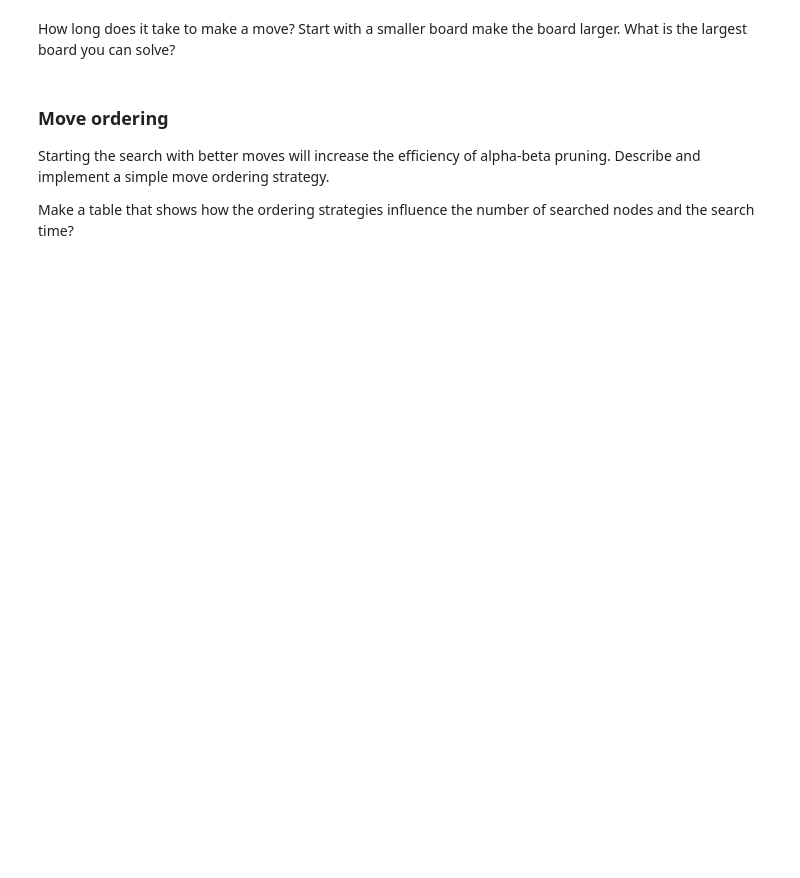
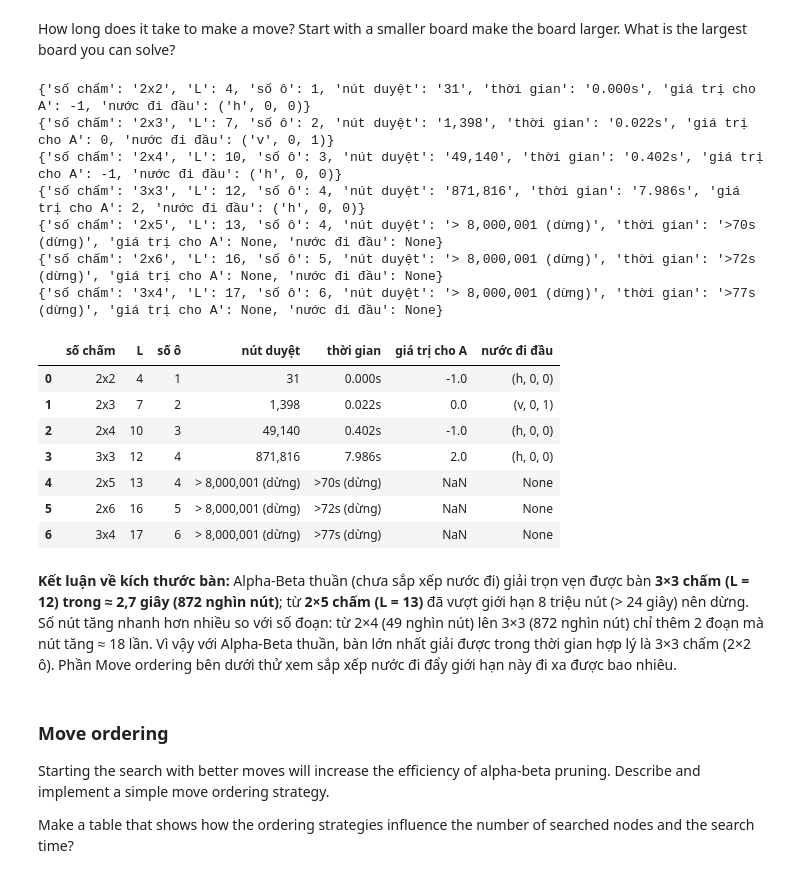
Before and after one commit to ngan23github/Advanced_Artificial_Intelligience_Group, a Jupyter notebook: Lab05/assignment_dots_and_boxes.ipynb, the cells around one changed output. Saved outputs shown, nothing was run; the diff lists cells and outputs as text; code cells hidden in the pictures; blank space fills up the shorter version.

```diff
--- a/Lab05/assignment_dots_and_boxes.ipynb
+++ b/Lab05/assignment_dots_and_boxes.ipynb
@@ -127,0 +354,7 @@ How often does each player win? Is the result expected?
+# %%
+random.seed(2026)
+for size in [(3, 3), (4, 4)]:
+    t0 = time.perf_counter()
+    res, ma, mb = play(random_player, random_player, N=1000, rows=size[0], cols=size[1], return_scores=True)
+    print(f"Bàn {size[0]}x{size[1]} chấm, 1000 ván random vs random:", res,
+          f"| ô TB: A = {ma:.2f}, B = {mb:.2f} | {time.perf_counter()-t0:.1f}s")
@@ -150,3 +520,33 @@ How long does it take to make a move? Start with a smaller board make the board
+# %%
+rows = []
+LIMIT = 8_000_000    # dừng nếu một lần tìm kiếm duyệt quá 8 triệu nút (~ 25-30 giây)
+for size in [(2, 2), (2, 3), (2, 4), (3, 3), (2, 5), (2, 6), (3, 4)]:
+    b = new_board(*size)
+    r = alpha_beta_search(b, 1, order='none', node_limit=LIMIT)
+    rows.append({"số chấm": f"{size[0]}x{size[1]}", "L": num_lines(size), "số ô": num_boxes(size),
+                 "nút duyệt": f"> {r['nodes']:,} (dừng)" if r['aborted'] else f"{r['nodes']:,}",
+                 "thời gian": f">{r['time']:.0f}s (dừng)" if r['aborted'] else f"{r['time']:.3f}s",
+                 "giá trị cho A": r['value'], "nước đi đầu": r['move']})
+    print(rows[-1], flush=True)
+display(pd.DataFrame(rows))
+# %% [output]
+{'số chấm': '2x2', 'L': 4, 'số ô': 1, 'nút duyệt': '31', 'thời gian': '0.000s', 'giá trị cho A': -1, 'nước đi đầu': ('h', 0, 0)}
+{'số chấm': '2x3', 'L': 7, 'số ô': 2, 'nút duyệt': '1,398', 'thời gian': '0.022s', 'giá trị cho A': 0, 'nước đi đầu': ('v', 0, 1)}
+{'số chấm': '2x4', 'L': 10, 'số ô': 3, 'nút duyệt': '49,140', 'thời gian': '0.402s', 'giá trị cho A': -1, 'nước đi đầu': ('h', 0, 0)}
+{'số chấm': '3x3', 'L': 12, 'số ô': 4, 'nút duyệt': '871,816', 'thời gian': '7.986s', 'giá trị cho A': 2, 'nước đi đầu': ('h', 0, 0)}
+{'số chấm': '2x5', 'L': 13, 'số ô': 4, 'nút duyệt': '> 8,000,001 (dừng)', 'thời gian': '>70s (dừng)', 'giá trị cho A': None, 'nước đi đầu': None}
+{'số chấm': '2x6', 'L': 16, 'số ô': 5, 'nút duyệt': '> 8,000,001 (dừng)', 'thời gian': '>72s (dừng)', 'giá trị cho A': None, 'nước đi đầu': None}
+{'số chấm': '3x4', 'L': 17, 'số ô': 6, 'nút duyệt': '> 8,000,001 (dừng)', 'thời gian': '>77s (dừng)', 'giá trị cho A': None, 'nước đi đầu': None}
+|  | số chấm | L | số ô | nút duyệt | thời gian | giá trị cho A | nước đi đầu |
+| 0 | 2x2 | 4 | 1 | 31 | 0.000s | -1.0 | (h, 0, 0) |
+| 1 | 2x3 | 7 | 2 | 1,398 | 0.022s | 0.0 | (v, 0, 1) |
+| 2 | 2x4 | 10 | 3 | 49,140 | 0.402s | -1.0 | (h, 0, 0) |
+| 3 | 3x3 | 12 | 4 | 871,816 | 7.986s | 2.0 | (h, 0, 0) |
+| 4 | 2x5 | 13 | 4 | > 8,000,001 (dừng) | >70s (dừng) | NaN | None |
+| 5 | 2x6 | 16 | 5 | > 8,000,001 (dừng) | >72s (dừng) | NaN | None |
+| 6 | 3x4 | 17 | 6 | > 8,000,001 (dừng) | >77s (dừng) | NaN | None |
+# %% [markdown]
+**Kết luận về kích thước bàn:** Alpha-Beta thuần (chưa sắp xếp nước đi) giải trọn vẹn được bàn **3×3 chấm (L = 12) trong ≈ 2,7 giây (872 nghìn nút)**; từ **2×5 chấm (L = 13)** đã vượt giới hạn 8 triệu nút (> 24 giây) nên dừng. Số nút tăng nhanh hơn nhiều so với số đoạn: từ 2×4 (49 nghìn nút) lên 3×3 (872 nghìn nút) chỉ thêm 2 đoạn mà nút tăng ≈ 18 lần. Vì vậy với Alpha-Beta thuần, bàn lớn nhất giải được trong thời gian hợp lý là 3×3 chấm (2×2 ô). Phần Move ordering bên dưới thử xem sắp xếp nước đi đẩy giới hạn này đi xa được bao nhiêu.
 # %% [markdown]
 ### Move ordering
 
```
Also changed, not shown: parts of 57 cells of this notebook.
